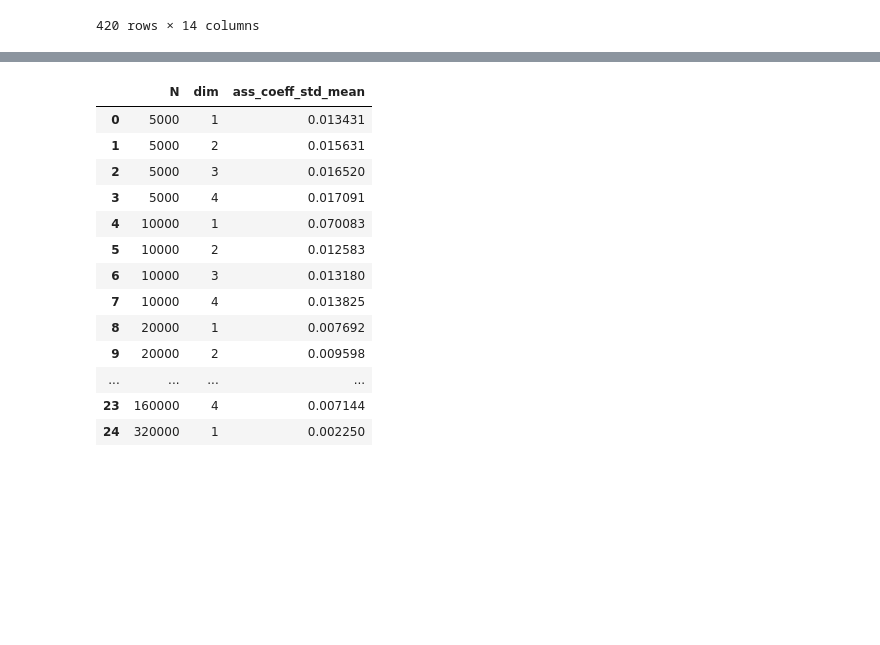
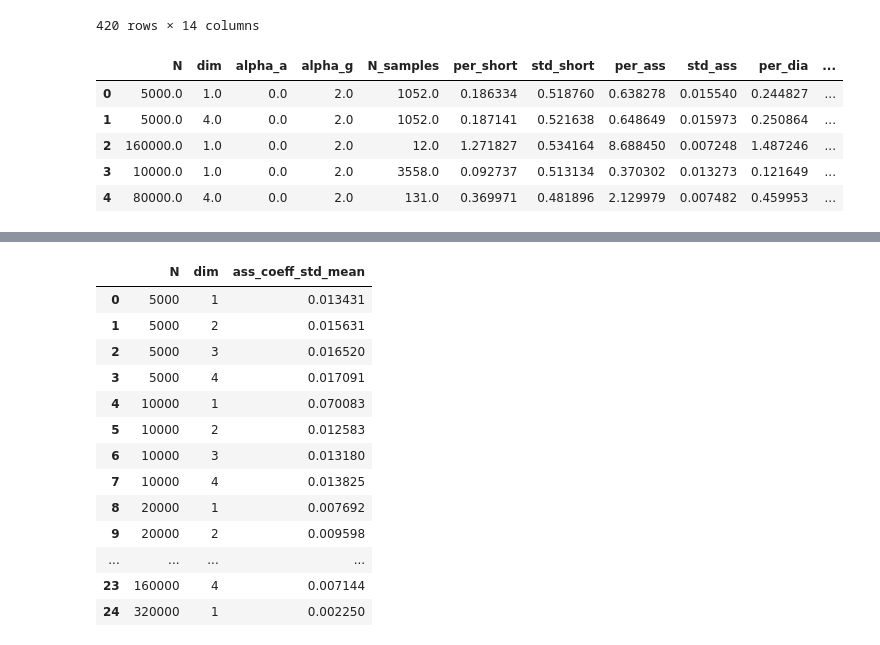
Before and after one commit to JuniorAlencar/SpatialPreferential, a Jupyter notebook: scripts/jupyter/fixing_data.ipynb, the cells around one changed output, grey strips where cells are left out. Saved outputs shown, nothing was run; the diff lists cells and outputs as text; code cells hidden in the pictures; blank space fills up the shorter version.

```diff
--- a/scripts/jupyter/fixing_data.ipynb
+++ b/scripts/jupyter/fixing_data.ipynb
@@ -88,31 +95,40 @@ f_df
 | 419 | 5000 | 2 | 15.0 | 2.0 | 101 | 14.265481 | 0.076288 | 0.766687 | 33.653465 | ... |
 420 rows × 14 columns
 # %%
-# Inicializar o dicionário vazio
-data_percent = {"N": [], "dim": [], "alpha_a": [], "alpha_g": [], "per_short": [],"std_short":[] ,"per_ass": [],"std_ass":[] ,"per_dia": [], "std_dia":[]}
+# Starting with empty dictionary
+data_percent = {"N": [], "dim": [], "alpha_a": [], "alpha_g": [], "N_samples":[] ,"per_short":
+                [],"std_short":[] ,"per_ass": [],"std_ass":[] ,"per_dia": [], "std_dia":[]}
 
-# Iterar pelas linhas do DataFrame
+# Iterate through the rows of the DataFrame
 for _, row in f_df.iterrows():
     data_percent["N"].append(row["N"])
     data_percent["dim"].append(row["dim"])
     data_percent["alpha_a"].append(row["alpha_a"])
     data_percent["alpha_g"].append(row["alpha_g"])
+    data_percent["N_samples"].append(row["N_samples"])
 
     data_percent["std_short"].append(row["short_std"])
     data_percent["std_ass"].append(row["ass_coeff_std"])
     data_percent["std_dia"].append(row["diameter_std"])
 
-    # Calcular os percentuais
+    # calculating percentages of each standard error
     per_short = (row["short_err"] / row["short_mean"]) * 100 if row["short_mean"] != 0 else 0
-    per_ass = (row["ass_coeff_err"] / row["ass_coeff_mean"]) * 100 if row["ass_coeff_mean"] != 0 else 0
+    per_ass = (row["ass_coeff_err"] / abs(row["ass_coeff_mean"])) * 100 if row["ass_coeff_mean"] != 0 else 0
     per_dia = (row["diameter_err"] / row["diameter_mean"]) * 100 if row["diameter_mean"] != 0 else 0
 
-    # Adicionar os percentuais no dicionário
     data_percent["per_short"].append(per_short)
     data_percent["per_ass"].append(per_ass)
     data_percent["per_dia"].append(per_dia)
 
-# Exibir o dicionário
+# New dataframe with all percentages to each properties
 df_per = pd.DataFrame(data=data_percent)
 df_per.to_csv("percent_err.txt", index=False, sep=' ')
+df_per.head()
+# %% [output]
+|  | N | dim | alpha_a | alpha_g | N_samples | per_short | std_short | per_ass | std_ass | per_dia | ... |
+| 0 | 5000.0 | 1.0 | 0.0 | 2.0 | 1052.0 | 0.186334 | 0.518760 | 0.638278 | 0.015540 | 0.244827 | ... |
+| 1 | 5000.0 | 4.0 | 0.0 | 2.0 | 1052.0 | 0.187141 | 0.521638 | 0.648649 | 0.015973 | 0.250864 | ... |
+| 2 | 160000.0 | 1.0 | 0.0 | 2.0 | 12.0 | 1.271827 | 0.534164 | 8.688450 | 0.007248 | 1.487246 | ... |
+| 3 | 10000.0 | 1.0 | 0.0 | 2.0 | 3558.0 | 0.092737 | 0.513134 | 0.370302 | 0.013273 | 0.121649 | ... |
+| 4 | 80000.0 | 4.0 | 0.0 | 2.0 | 131.0 | 0.369971 | 0.481896 | 2.129979 | 0.007482 | 0.459953 | ... |
 # %%
```
Also changed, not shown: parts of 12 cells of this notebook, 1 other file.
